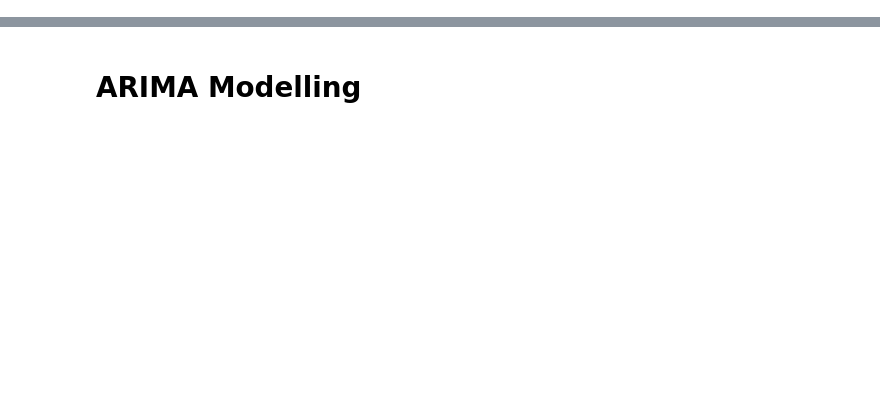
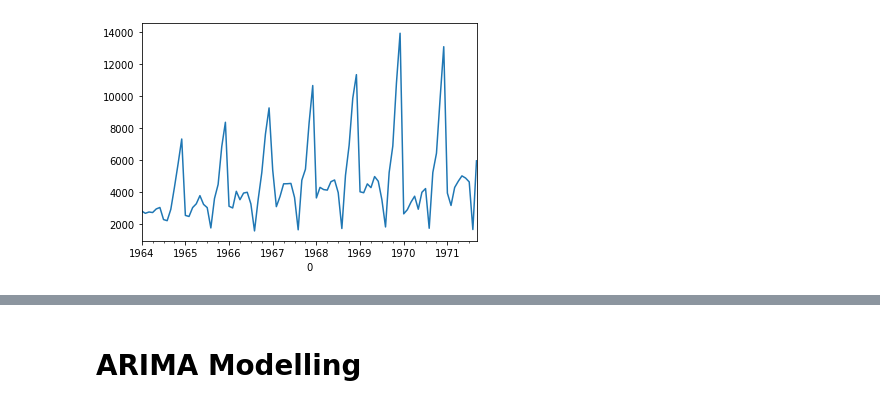
Before and after one commit to kahhotan/Coding-Projects, a Jupyter notebook: Time_Series_Sales_Forecast.ipynb, the cells around one changed output, grey strips where cells are left out. Saved outputs shown, nothing was run; the diff lists cells and outputs as text; code cells hidden in the pictures; blank space fills up the shorter version.

```diff
--- a/Time_Series_Sales_Forecast.ipynb
+++ b/Time_Series_Sales_Forecast.ipynb
@@ -203,0 +24,30 @@ fig = sm.graphics.tsa.plot_pacf(df['Seasonal First Difference'].iloc[13:],lags=4
+# %%
+from sklearn.metrics import mean_squared_error
+from math import sqrt
+
+# load dataset.csv
+series = read_csv('/content/dataset.csv', header=None, index_col=0, parse_dates=True, squeeze=True)
+
+# prepare data
+X = series.values
+X = X.astype('float32')
+train_size = int(len(X) * 0.50)
+train, test = X[0:train_size], X[train_size:]
+
+# walk-forward validation
+history = [x for x in train]
+predictions = list()
+for i in range(len(test)):
+
+  #predict
+  yhat = history[-1]
+  predictions.append(yhat)
+
+  #observation
+  obs = test[i]
+  history.append(obs)
+print('>Predicted=%.3f, Expected=%3.f' % (yhat, obs))
+
+#evaluation
+rmse = sqrt(mean_squared_error(test, predictions))
+print('RMSE: %.3f' % rmse)
@@ -203,0 +87,8 @@ fig = sm.graphics.tsa.plot_pacf(df['Seasonal First Difference'].iloc[13:],lags=4
+# %%
+# line plot of time series
+from matplotlib import pyplot
+
+series.plot()
+pyplot.show()
+# %% [output]
+[figure, added]
```
Also changed, not shown: parts of 78 cells of this notebook.
